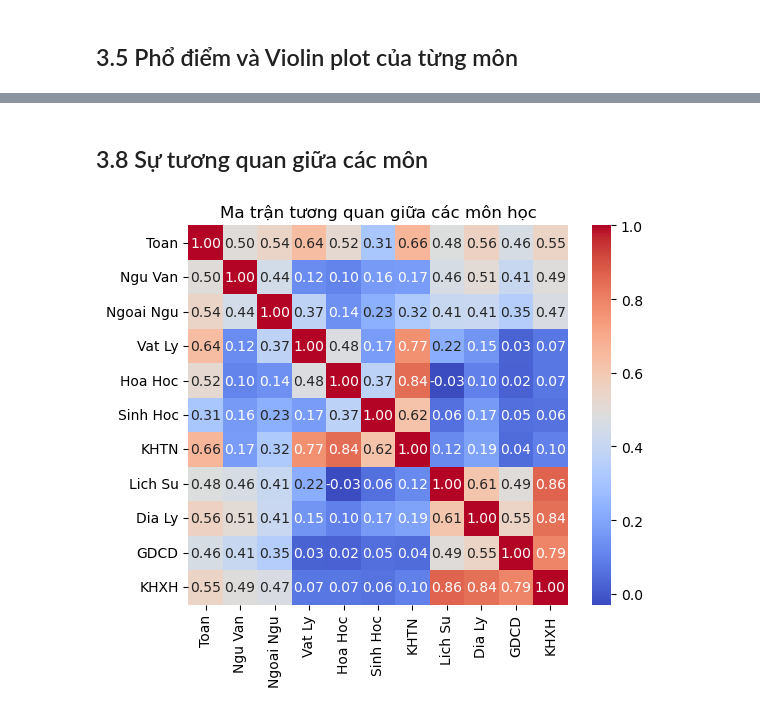
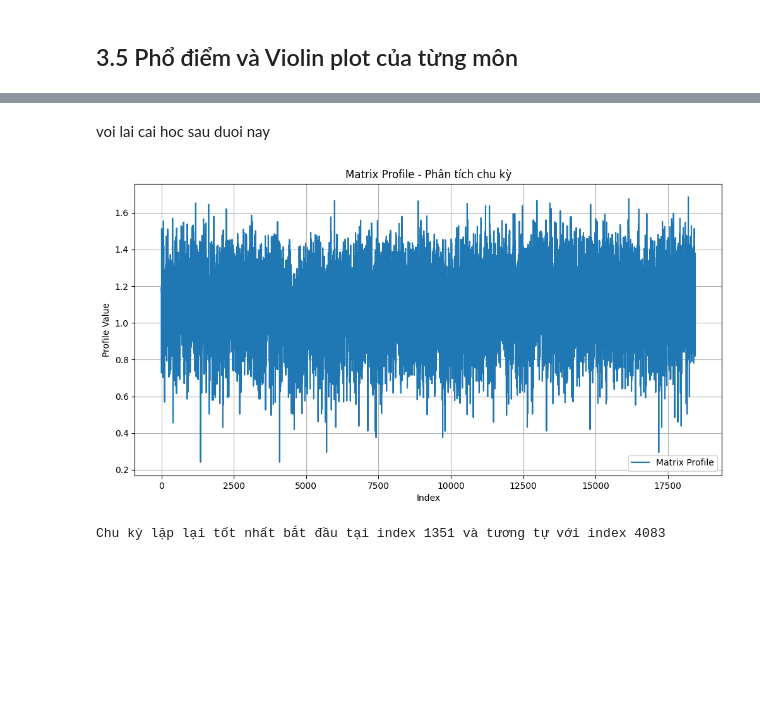
Before and after one commit to KietChauu/THPTQG_source_analysis, a Jupyter notebook: data.ipynb, the cells around one changed output, grey strips where cells are left out. Saved outputs shown, nothing was run; the diff lists cells and outputs as text; code cells hidden in the pictures; blank space fills up the shorter version.

```diff
--- a/data.ipynb
+++ b/data.ipynb
@@ -759,14 +460,34 @@ Số outlier (KHXH): 20
-# %% [markdown]
-## 3.8 Sự tương quan giữa các môn
-# %%
-# Hạn chế NaN: chỉ tính trên những hàng có >= 2 môn có điểm
-df_corr = df[cols_diem].dropna(how='all', axis=0)
-
-corr_matrix = df_corr.corr()  # Pearson correlation
-plt.figure(figsize=(6,5))
-sns.heatmap(corr_matrix, annot=True, cmap='coolwarm', fmt=".2f", square=True)
-plt.title("Ma trận tương quan giữa các môn học")
-plt.tight_layout()
-plt.show()
-# %% [output]
-[figure, removed]
+# %% [markdown]
+voi lai cai hoc sau duoi nay
+# %%
+import stumpy
+import numpy as np
+import matplotlib.pyplot as plt
+
+# Giả sử bạn có một cột dữ liệu chuỗi thời gian, ví dụ: 'Toan'
+time_series = df['Toan'].dropna().values  # Loại bỏ giá trị NaN
+
+# Tính toán Matrix Profile với độ dài chuỗi con (window size)
+window_size = 10  # Độ dài chuỗi con, bạn có thể điều chỉnh
+matrix_profile = stumpy.stump(time_series, m=window_size)
+
+# Trích xuất giá trị Matrix Profile và vị trí
+profile_values = matrix_profile[:, 0]  # Giá trị ma trận khoảng cách
+profile_indices = matrix_profile[:, 1]  # Vị trí chuỗi con tương tự
+
+# Vẽ biểu đồ Matrix Profile
+plt.figure(figsize=(12, 6))
+plt.plot(profile_values, label="Matrix Profile")
+plt.title("Matrix Profile - Phân tích chu kỳ")
+plt.xlabel("Index")
+plt.ylabel("Profile Value")
+plt.legend()
+plt.grid(True)
+plt.show()
+
+# Xác định các chu kỳ lặp lại
+min_index = np.argmin(profile_values)  # Vị trí chu kỳ lặp lại tốt nhất
+print(f"Chu kỳ lặp lại tốt nhất bắt đầu tại index {min_index} và tương tự với index {profile_indices[min_index]}")
+# %% [output]
+[figure, added]
+Chu kỳ lặp lại tốt nhất bắt đầu tại index 1351 và tương tự với index 4083
```
Also changed, not shown: parts of 39 cells of this notebook.
